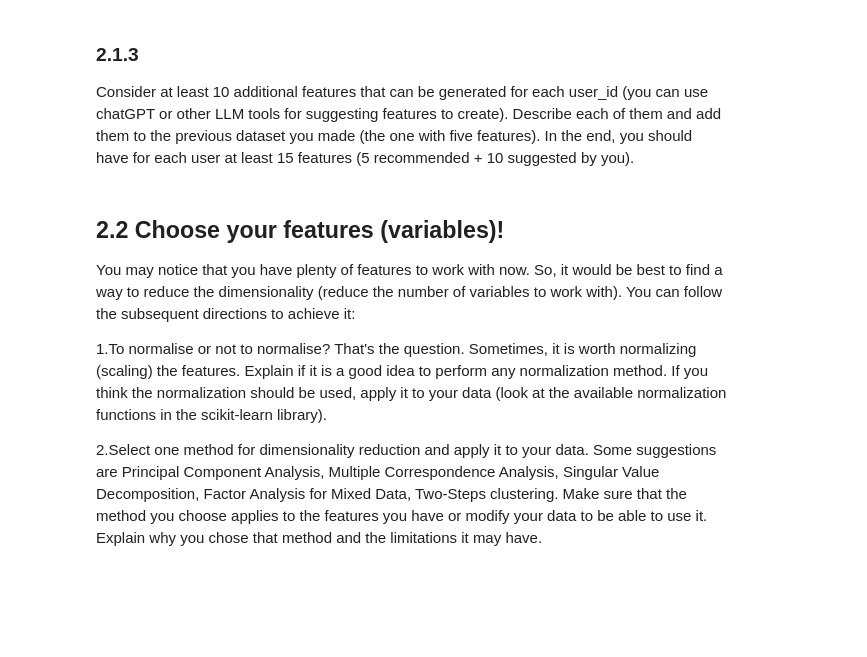
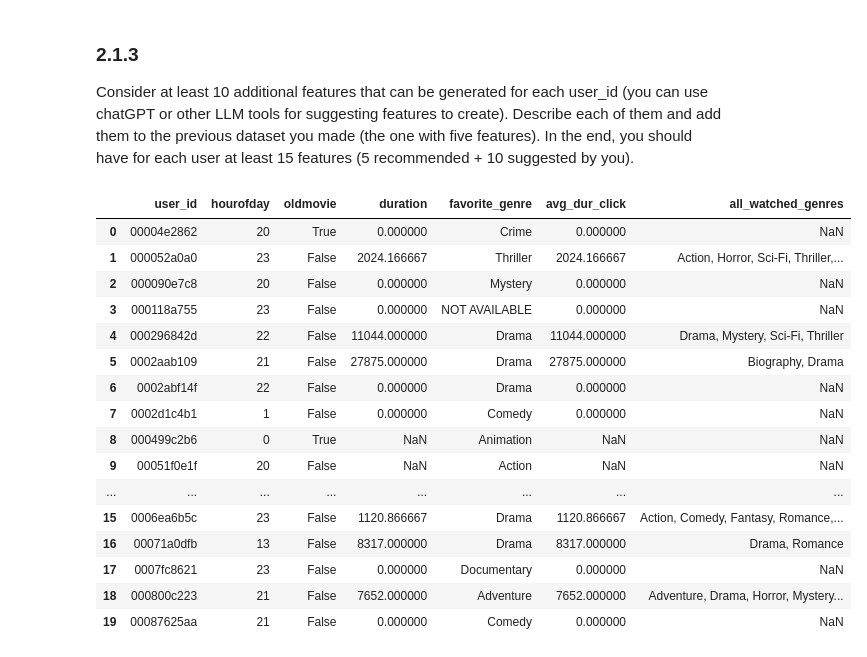
Before and after one commit to Alessandra9922/ADM_HW4_Group_8, a Jupyter notebook: Question_2/main_(2).ipynb, the cells around one changed output. Saved outputs shown, nothing was run; the diff lists cells and outputs as text; code cells hidden in the pictures; blank space fills up the shorter version.

```diff
--- a/Question_2/main_(2).ipynb
+++ b/Question_2/main_(2).ipynb
@@ -356,8 +357,38 @@ dataset[dataset['duration'] > 0].head(10)
-# %% [markdown]
-## 2.2 Choose your features (variables)!
-
-You may notice that you have plenty of features to work with now. So, it would be best to find a way to reduce the dimensionality (reduce the number of variables to work with). You can follow the subsequent directions to achieve it:
-
-1.To normalise or not to normalise? That's the question. Sometimes, it is worth normalizing (scaling) the features. Explain if it is a good idea to perform any normalization method. If you think the normalization should be used, apply it to your data (look at the available normalization functions in the scikit-learn library).
-
-2.Select one method for dimensionality reduction and apply it to your data. Some suggestions are Principal Component Analysis, Multiple Correspondence Analysis, Singular Value Decomposition, Factor Analysis for Mixed Data, Two-Steps clustering. Make sure that the method you choose applies to the features you have or modify your data to be able to use it. Explain why you chose that method and the limitations it may have.
+# %%
+# All the genres a user've watched
+
+# excluding the genres that the user passed(0 seconds)
+filtered_dataset = dataset[dataset['duration'] > 0]
+
+# Group by 'user_id' and aggregate the genres watched by each user
+grouped_genres = filtered_dataset.groupby('user_id')['genres'].agg(lambda x: ', '.join(set(x)))
+
+# Create a new DataFrame with 'user_id' and the combined genres watched
+genres_per_user = grouped_genres.reset_index()
+
+# Rename the column
+genres_per_user.columns = ['user_id', 'all_watched_genres']
+
+# Merge
+dataset_user = pd.merge(dataset_user, genres_per_user, on='user_id', how='left')
+dataset_user.head(20)
+
+#ci sono tanti NaN
+# %% [output]
+|  | user_id | hourofday | oldmovie | duration | favorite_genre | avg_dur_click | all_watched_genres |
+| 0 | 00004e2862 | 20 | True | 0.000000 | Crime | 0.000000 | NaN |
+| 1 | 000052a0a0 | 23 | False | 2024.166667 | Thriller | 2024.166667 | Action, Horror, Sci-Fi, Thriller,... |
+| 2 | 000090e7c8 | 20 | False | 0.000000 | Mystery | 0.000000 | NaN |
+| 3 | 000118a755 | 23 | False | 0.000000 | NOT AVAILABLE | 0.000000 | NaN |
+| 4 | 000296842d | 22 | False | 11044.000000 | Drama | 11044.000000 | Drama, Mystery, Sci-Fi, Thriller |
+| 5 | 0002aab109 | 21 | False | 27875.000000 | Drama | 27875.000000 | Biography, Drama |
+| 6 | 0002abf14f | 22 | False | 0.000000 | Drama | 0.000000 | NaN |
+| 7 | 0002d1c4b1 | 1 | False | 0.000000 | Comedy | 0.000000 | NaN |
+| 8 | 000499c2b6 | 0 | True | NaN | Animation | NaN | NaN |
+| 9 | 00051f0e1f | 20 | False | NaN | Action | NaN | NaN |
+| ... | ... | ... | ... | ... | ... | ... | ... |
+| 15 | 0006ea6b5c | 23 | False | 1120.866667 | Drama | 1120.866667 | Action, Comedy, Fantasy, Romance,... |
+| 16 | 00071a0dfb | 13 | False | 8317.000000 | Drama | 8317.000000 | Drama, Romance |
+| 17 | 0007fc8621 | 23 | False | 0.000000 | Documentary | 0.000000 | NaN |
+| 18 | 000800c223 | 21 | False | 7652.000000 | Adventure | 7652.000000 | Adventure, Drama, Horror, Mystery... |
+| 19 | 00087625aa | 21 | False | 0.000000 | Comedy | 0.000000 | NaN |
```
Also changed, not shown: parts of 10 cells of this notebook.
